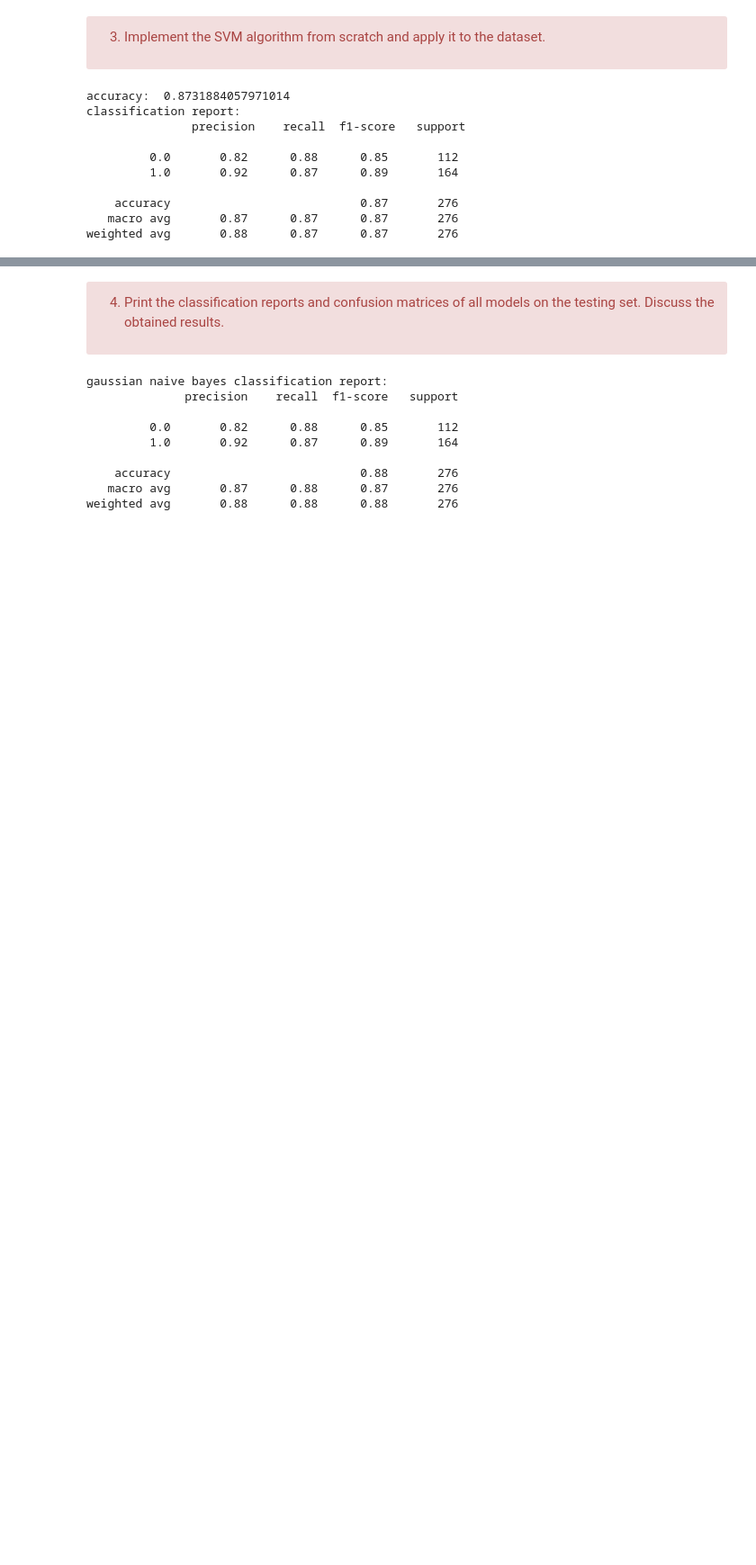
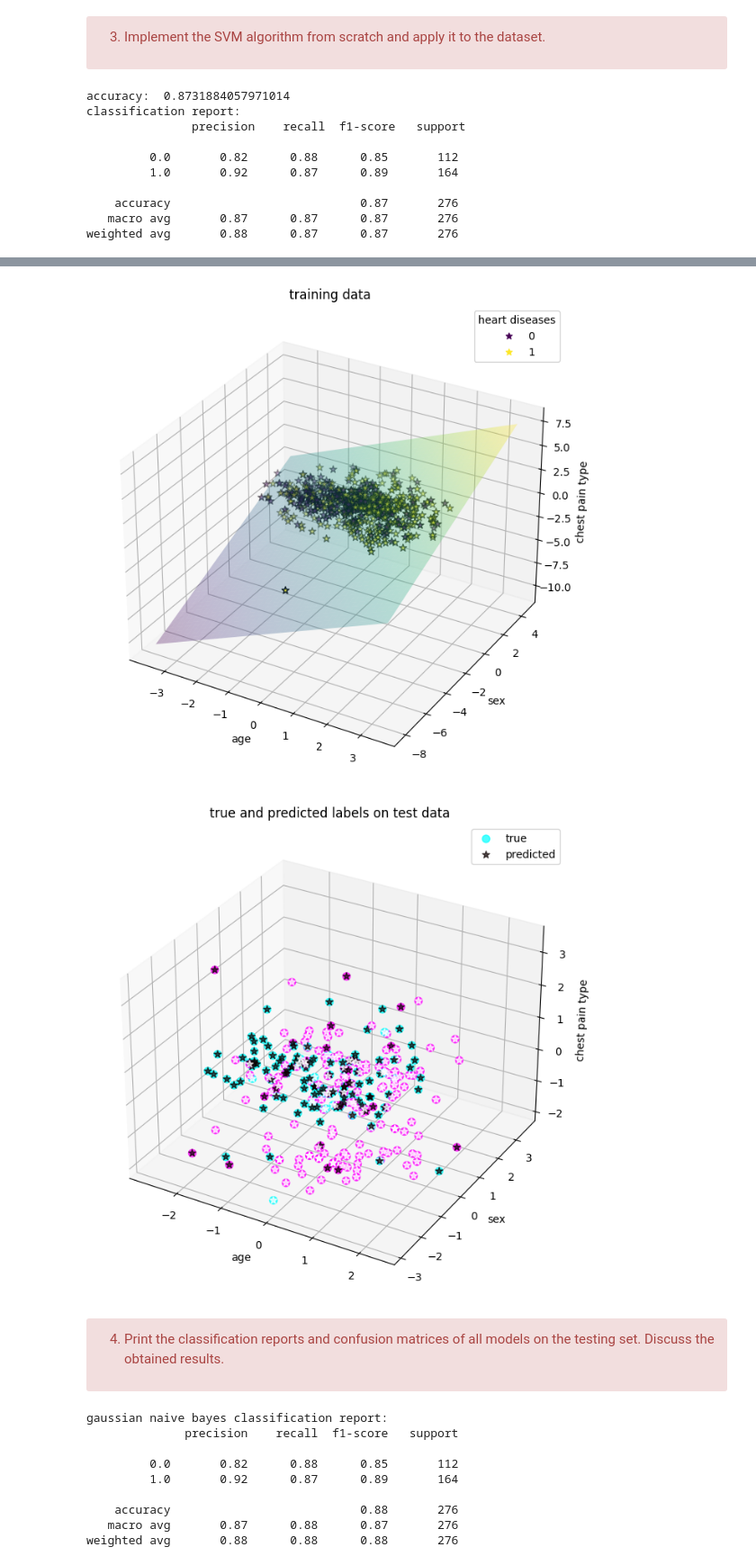
Before and after one commit to amaliahm/machine_learning_tps, a Jupyter notebook: TP4.ipynb, the cells around one changed output, grey strips where cells are left out. Shown at 90% size. Saved outputs shown, nothing was run; the diff lists cells and outputs as text; code cells hidden in the pictures; blank space fills up the shorter version.

```diff
--- a/TP4.ipynb
+++ b/TP4.ipynb
@@ -676,3 +727,71 @@ weighted avg       0.88      0.87      0.87       276
+# %%
+X_train_3d = X_train[:, :3]
+X_test_3d = X_test[:, :3]
+
+svm.fit(X_train_3d, y_train)
+
+def plot_decision_boundary_3d(X, y, model, title):
+    fig = plt.figure(figsize=(10, 8))
+    ax = fig.add_subplot(111, projection="3d")
+
+    x_min, x_max = X[:, 0].min() - 1, X[:, 0].max() + 1
+    y_min, y_max = X[:, 1].min() - 1, X[:, 1].max() + 1
+    z_min, z_max = X[:, 2].min() - 1, X[:, 2].max() + 1
+
+    xx, yy = np.meshgrid(np.linspace(x_min, x_max, 50), np.linspace(y_min, y_max, 50))
+    zz = -(model.w[0] * xx + model.w[1] * yy + model.b) / model.w[2]
+
+    ax.plot_surface(xx, yy, zz, alpha=0.3, cmap=cm.viridis, edgecolor="none")
+
+    scatter = ax.scatter(X[:, 0], X[:, 1], X[:, 2], c=y, cmap=cm.viridis, marker='*', s=50, edgecolor="k", label="Data")
+
+    ax.set_title(title)
+    ax.set_xlabel("age")
+    ax.set_ylabel("sex")
+    ax.set_zlabel("chest pain type")
+    ax.legend(*scatter.legend_elements(), title="heart diseases")
+    plt.show()
+
+plot_decision_boundary_3d(X_train_3d, y_train, svm, title="training data")
+
+
+def plot_3d_true_vs_predicted(X, y_true, y_pred, title="trueand predicted labels"):
+    fig = plt.figure(figsize=(10, 8))
+    ax = fig.add_subplot(111, projection='3d')
+
+    ax.scatter(
+        X[:, 0], X[:, 1], X[:, 2],
+        c=y_true,
+        cmap="cool",
+        label="true",
+        marker="o",
+        s=50,
+        alpha=0.7
+    )
+
+    ax.scatter(
+        X[:, 0], X[:, 1], X[:, 2],
+        c=y_pred,
+        cmap="hot",
+        label="predicted",
+        marker="*",
+        s=50,
+        alpha=0.7
+    )
+
+    ax.set_xlabel("age")
+    ax.set_ylabel("sex")
+    ax.set_zlabel("chest pain type")
+    ax.set_title(title)
+
+    ax.legend()
+
+    plt.show()
+
+plot_3d_true_vs_predicted(X_test, y_test, y_pred, title="true and predicted labels on test data")
+# %% [output]
+[figure, added]
+[figure, added]
 # %% [markdown]
 <div class="alert alert-block alert-danger">
 
```
Also changed, not shown: parts of 8 cells of this notebook.
